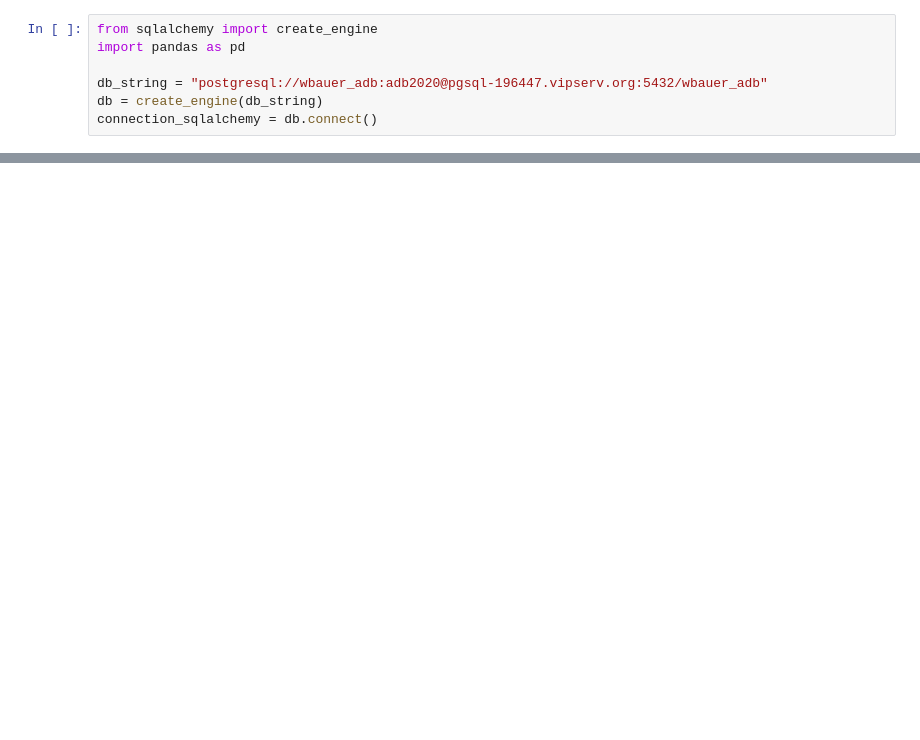
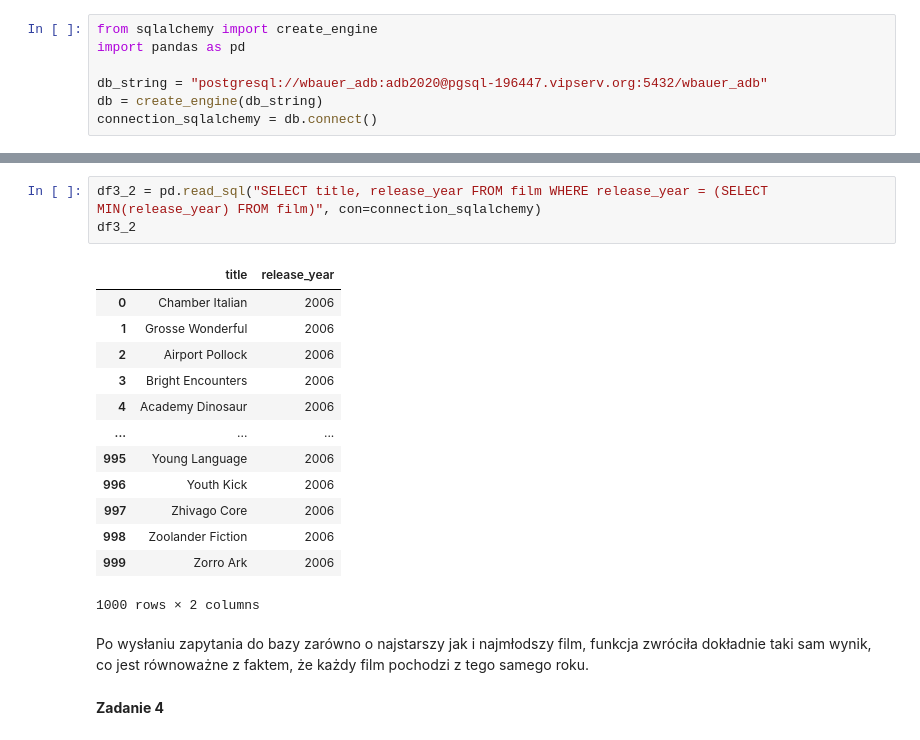
Before and after one commit to Michal-Szmuksta-AGH/Michal_Szmuksta, a Jupyter notebook: L2_Michal_Szmuksta/L2_Michał_Szmuksta.ipynb, the cells around one changed output, grey strips where cells are left out. Cells and saved outputs as stored; diff of their text form; blank space fills up the shorter version.

```diff
--- a/L2_Michal_Szmuksta/L2_Michał_Szmuksta.ipynb
+++ b/L2_Michal_Szmuksta/L2_Michał_Szmuksta.ipynb
@@ -44,0 +66,21 @@ for r in result_set:
+# %%
+df3_2 = pd.read_sql("SELECT title, release_year FROM film WHERE release_year = (SELECT MIN(release_year) FROM film)", con=connection_sqlalchemy)
+df3_2
+# %% [output]
+|  | title | release_year |
+| 0 | Chamber Italian | 2006 |
+| 1 | Grosse Wonderful | 2006 |
+| 2 | Airport Pollock | 2006 |
+| 3 | Bright Encounters | 2006 |
+| 4 | Academy Dinosaur | 2006 |
+| ... | ... | ... |
+| 995 | Young Language | 2006 |
+| 996 | Youth Kick | 2006 |
+| 997 | Zhivago Core | 2006 |
+| 998 | Zoolander Fiction | 2006 |
+| 999 | Zorro Ark | 2006 |
+1000 rows × 2 columns
+# %% [markdown]
+Po wysłaniu zapytania do bazy zarówno o najstarszy jak i najmłodszy film, funkcja zwróciła dokładnie taki sam wynik, co jest równoważne z faktem, że każdy film pochodzi z tego samego roku.
+# %% [markdown]
+**Zadanie 4**
```
Also changed, not shown: parts of 33 cells of this notebook.
